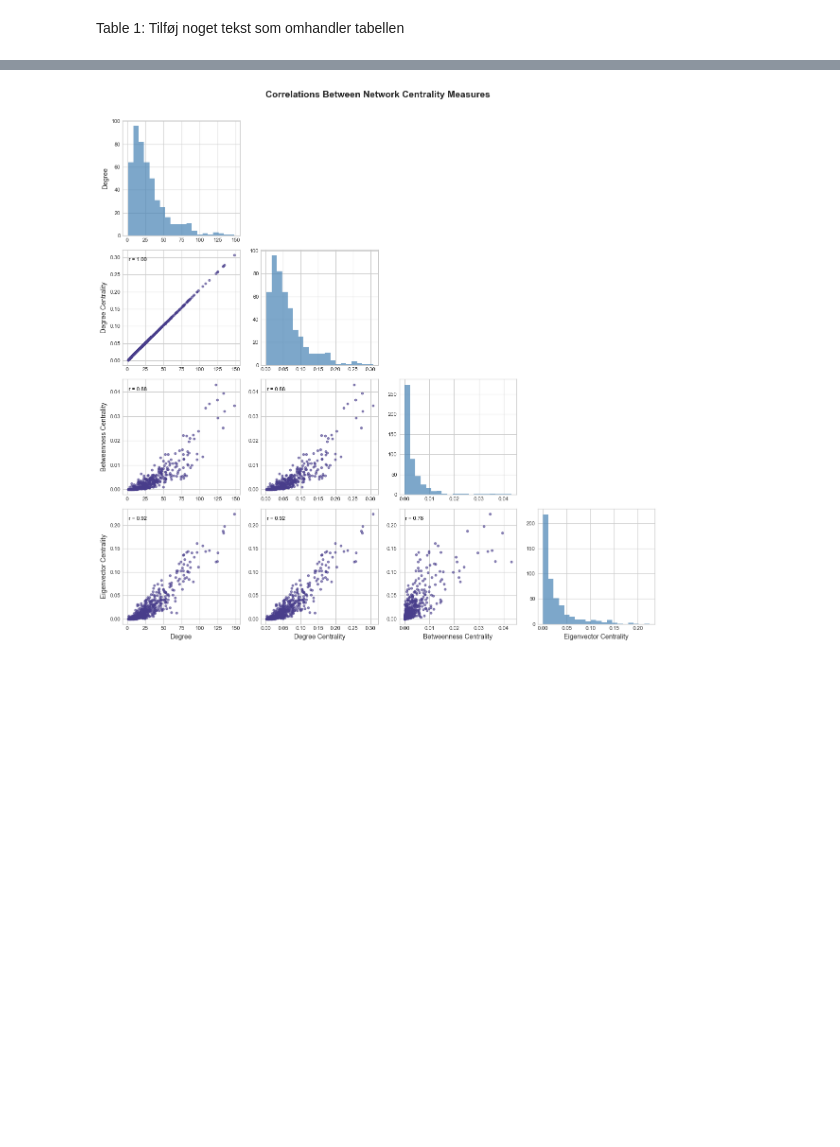
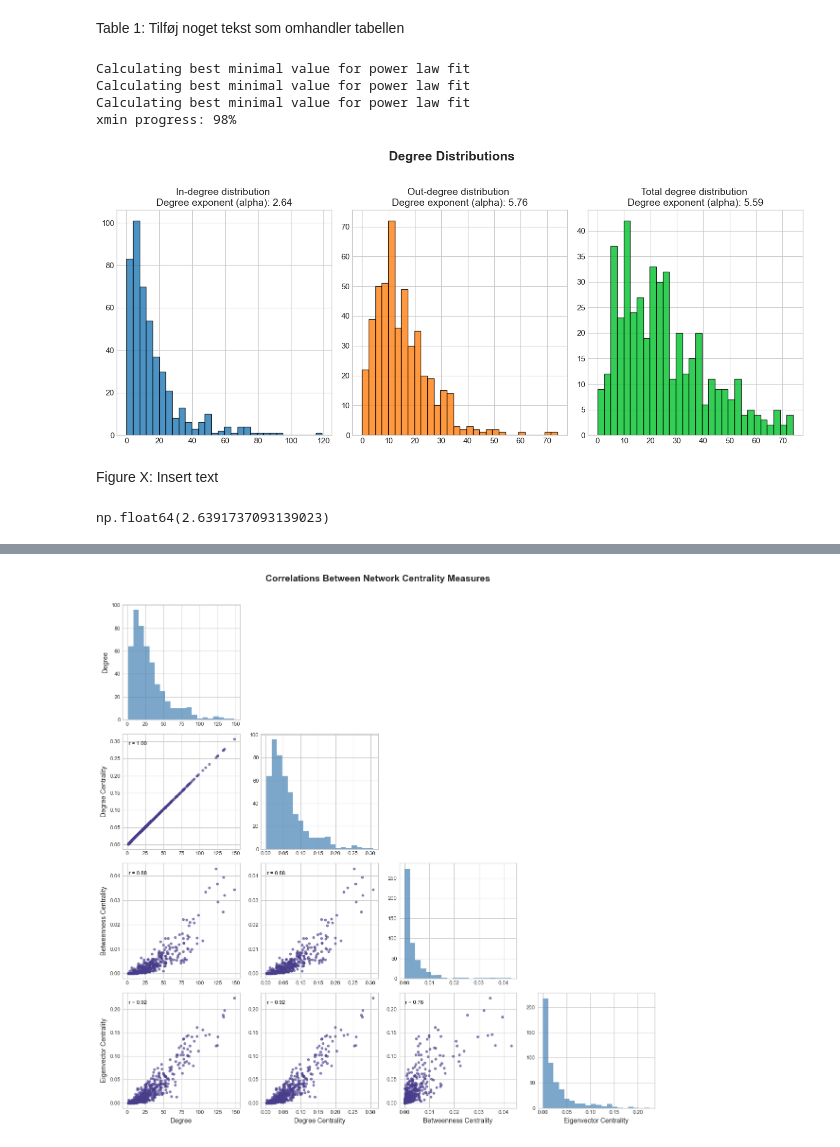
Before and after one commit to sorenstange/02805_Social_graphs_and_interactions, a Jupyter notebook: Assignment_2.ipynb, the cells around one changed output, grey strips where cells are left out. Drawn from its saved outputs; the diff is of its cells as text; code cells hidden in the pictures; blank space fills up the shorter version.

```diff
--- a/Assignment_2.ipynb
+++ b/Assignment_2.ipynb
@@ -297,0 +347,14 @@ def plot_centrality_correlations(G):
+# %%
+compare_degree_distributions(G)
+# %% [output]
+Calculating best minimal value for power law fit
+Calculating best minimal value for power law fit
+Calculating best minimal value for power law fit
+xmin progress: 98%
+[figure, added]
+# %% [markdown]
+Figure X: Insert text
+# %%
+x
+# %% [output]
+np.float64(2.6391737093139023)
```
Also changed, not shown: parts of 7 cells of this notebook.
